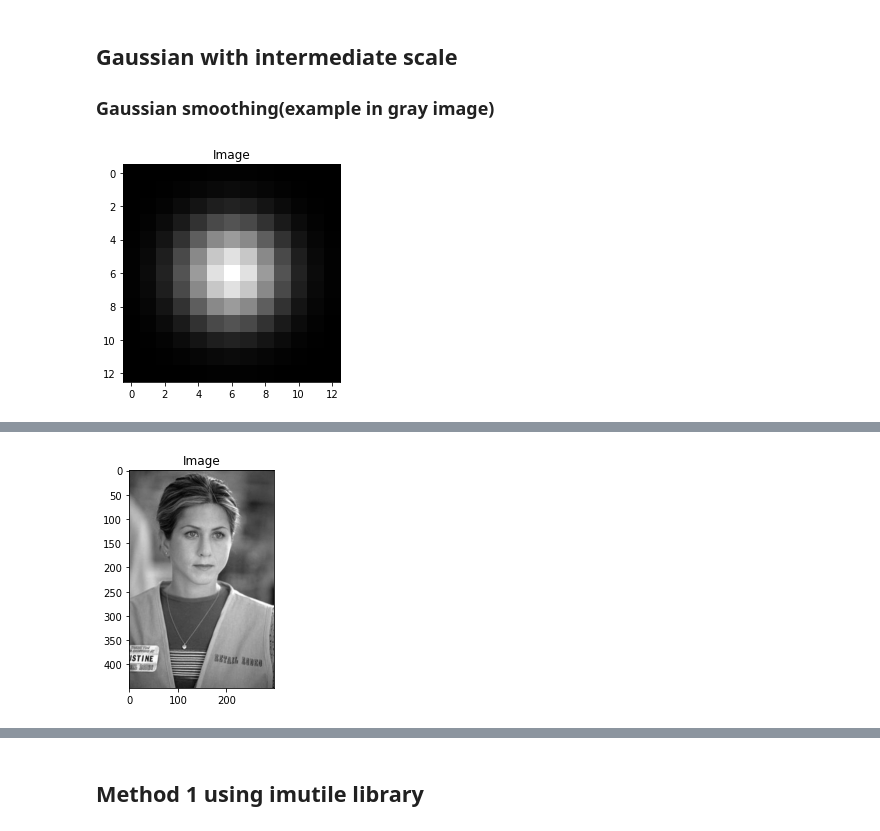
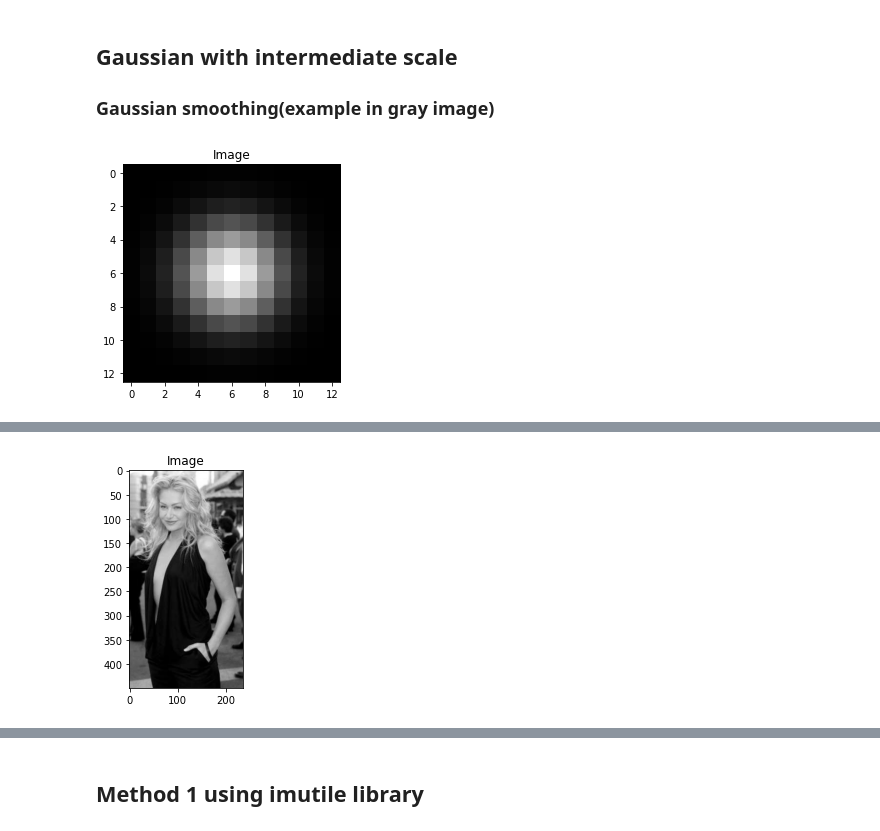
Before and after one commit to bhomaidan1990/Computer_Vision_Labs, a Jupyter notebook: CV_Lab_3.ipynb, the cells around one changed output, grey strips where cells are left out. Saved outputs shown, nothing was run; the diff lists cells and outputs as text; code cells hidden in the pictures.

```diff
--- a/CV_Lab_3.ipynb
+++ b/CV_Lab_3.ipynb
@@ -17,7 +48,7 @@ import matplotlib.pyplot as plt
 import numpy as np
 
 plt.figure()
-imgPath = "/content/drive/My Drive/Colab Notebooks/Dataset/originalPics/2002/08/06/big/img_2812.jpg"
+imgPath = "/Users/junyi/Desktop/00UGA-M2/AIW/ComputerVision/Dataset/originalPics/2002/08/05/big/img_3044.jpg"
 
 img = cv2.imread(imgPath)
 img = cv2.cvtColor(img, cv2.COLOR_BGR2RGB)
@@ -86,88 +117,90 @@ up sampling and down simpleing inversible process
 ## Gaussian with intermediate scale
 ### Gaussian smoothing(example in gray image)
 # %%
-def dnorm(x,mu,sd):
-    return 1 / (np.sqrt(2 * np.pi) * sd) * np.e ** (-np.power((x - mu) / sd, 2) /2)
+#ref : http://www.adeveloperdiary.com/data-science/computer-vision/applying-gaussian-smoothing-to-an-image-using-python-from-scratch/
+#create a guassian kernel/Filter
+def dnorm(x, mu, sd):
+    return 1 / (np.sqrt(2 * np.pi) * sd) * np.e ** (-np.power((x - mu) / sd, 2) / 2)
 
-def gaussian_kernel(size,sigma=2,verbose=False):
+def gaussian_kernel(size, sigma=2, verbose=False):
+
     kernel_1D = np.linspace(-(size // 2), size // 2, size)
-
     for i in range(size):
-        kernel_1D[i] =dnorm(kernel_1D[i], 0, sigma)
-
-    #Compute the outer product of two vectors
-    kernel_2D=np.outer(kernel_1D.T, kernel_1D.T)
+        kernel_1D[i] = dnorm(kernel_1D[i], 0, sigma)
+    #Compute the outer product of two vectors.
+    kernel_2D = np.outer(kernel_1D.T, kernel_1D.T)
 
     #Normalize
     kernel_2D *= 1.0 / kernel_2D.max()
 
     if verbose:
         plt.figure()
-        plt.imshow(kernel_2D, interpolation="none", cmap="gray")
+        plt.imshow(kernel_2D, interpolation='none',cmap='gray')
         plt.title("Image")
         plt.show()
 
     return kernel_2D
-    print(gaussian_kernel(5,sigma=2,verbose=True))
+#print(gaussian_kernel(5, sigma=2, verbose=True))
 
-# perform convolution and average
-def convolution (image, kernel, average=False, verbose=False):
+#Perform Convolution and average
+def convolution(image, kernel, average=False, verbose=False):
     if len(image.shape) == 3:
-        print("Found 3 Channels:{}".format(image.shape))
-        image = cv2.cvtColor(image,cv2.COLOR_BGR2GRAY)
-        print("Converted to Gray Channel Size:{}".format(image.shape))
+        print("Found 3 Channels : {}".format(image.shape))
+        image = cv2.cvtColor(image, cv2.COLOR_BGR2GRAY)
+        print("Converted to Gray Channel. Size : {}".format(image.shape))
     else:
-        print("Image Shape: {}".format(image.shape))
-    print("Kernel Shape: {}".format(kernel.shape))
+        print("Image Shape : {}".format(image.shape))
+
+    print("Kernel Shape : {}".format(kernel.shape))
 
     if verbose:
         plt.figure()
-        plt.imshow(image, cmap="gray")
+        plt.imshow(image, cmap='gray')
         plt.title("Image")
         plt.show()
 
     image_row, image_col = image.shape
     kernel_row, kernel_col = kernel.shape
-    output =np.zeros(image.shape)
 
-    pad_height=int((kernel_row-1)/2)
-    pad_width=int((kernel_col-1)/2)
+    output = np.zeros(image.shape)
 
-    padded_image=np.zeros((image_row + (2  *pad_height), image_col + (2*pad_width)))
-    padded_image[pad_height:padded_image.shape[0] - pad_height, pad_width:padded_image.shape[l] - pad_width] = image
+    pad_height = int((kernel_row - 1) / 2)
+    pad_width = int((kernel_col - 1) / 2)
+
+    padded_image = np.zeros((image_row + (2 * pad_height), image_col + (2 * pad_width)))
+
+    padded_image[pad_height:padded_image.shape[0] - pad_height, pad_width:padded_image.shape[1] - pad_width] = image
 
     if verbose:
         plt.figure()
-        plt.imshow(padded_image, cmap="gray")
+        plt.imshow(padded_image, cmap='gray')
         plt.title("Padded Image")
         plt.show()
-    # 1D gaussian
-    for row in range (image_row):
-        for col in range (image_col):
-            output[row,col] = np.sum(kernel * padded_image[row:row +kenel_row,col:col + kernel_col])
+
+    for row in range(image_row):
+        for col in range(image_col):
+            output[row, col] = np.sum(kernel * padded_image[row:row + kernel_row, col:col + kernel_col])
             if average:
-                output[row,col] /= kernel.shape[0] * kernel.shape[1]
+                output[row, col] /= kernel.shape[0] * kernel.shape[1]
 
-    #  print("Output Image size:{}".format(output.shape))
+    print("Output Image size : {}".format(output.shape))
 
     if verbose:
         plt.figure()
-        plt.imshow(output, cmap="gray")
+        plt.imshow(output, cmap='gray')
         plt.title("Output Image using {}X{} Kernel".format(kernel_row, kernel_col))
         plt.show()
 
     return output
-# Gaussian smoothing
-def gaussian_blur(image,kernel_size,verbose=False):
-    kernel = gaussian_kernel(kernel_size,sigma=2,verbose=verbose)
-    return convolution(image,kernel,average=True,verbose=verbose)
+
+#Gussian smoothing
+def gaussian_blur(image, kernel_size, verbose=False):
+    kernel = gaussian_kernel(kernel_size, sigma=2, verbose=verbose)
+    return convolution(image, kernel, average=True, verbose=verbose)
+
 
 image = cv2.imread(imgPath)
-gaussian_blur(image,13,verbose=True) # kernel size equals 13
 
-#-----------------
-# Gaussian image, a boundery, it is very remarkable that information is not lost
-#
-#-----------------
+gaussian_blur(image, 13, verbose=True)
 # %% [output]
 [figure]
@@ -177 +210 @@ Kernel Shape: (13, 13)
-[figure, old version]
+[figure, new version]
```
Also changed, not shown: parts of 13 cells of this notebook.
